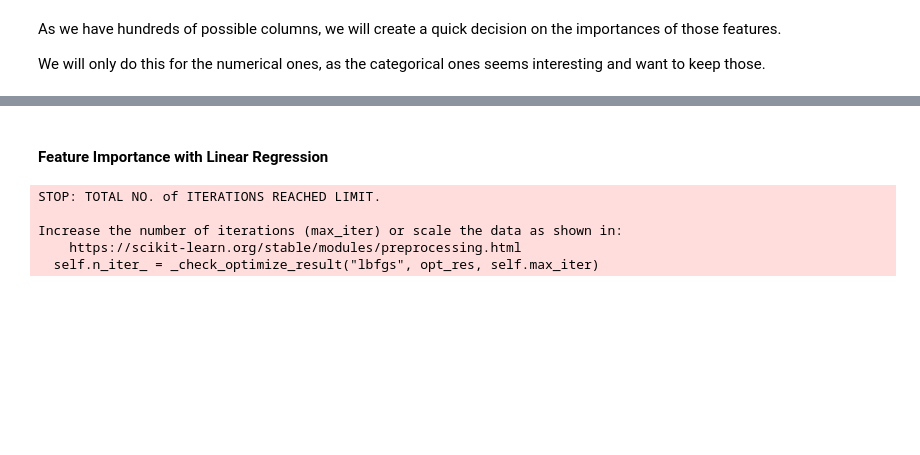
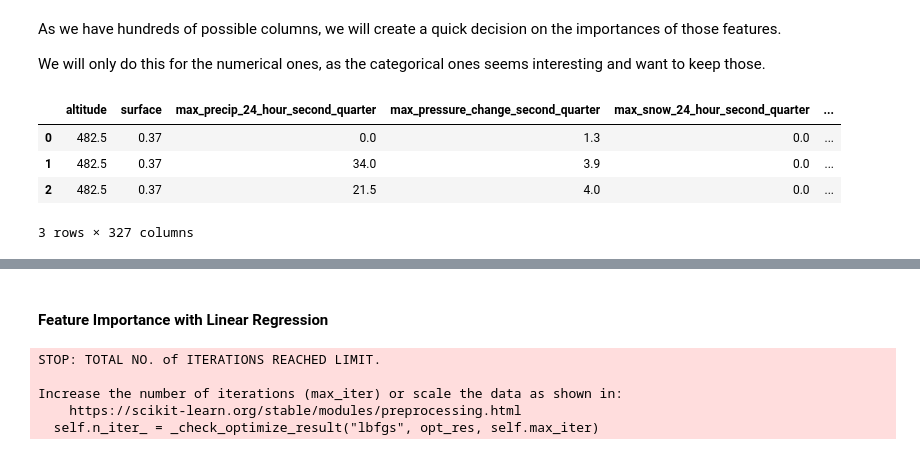
Before and after one commit to Savitar-Hub/sales-forecasting, a Jupyter notebook: wine-production/1. Exploratory Data Analysis.ipynb, the cells around one changed output, grey strips where cells are left out. Drawn from its saved outputs; the diff is of its cells as text; code cells hidden in the pictures; blank space fills up the shorter version.

```diff
--- a/wine-production/1. Exploratory Data Analysis.ipynb
+++ b/wine-production/1. Exploratory Data Analysis.ipynb
@@ -882,0 +972,2 @@ WindSpeedLocalOvernightMin
+# %%
+X_train_processed_nan = pd.DataFrame(X_train_processed_nan).head(3)
@@ -892 +1009,9 @@ from sklearn.metrics import r2_score, mean_absolute_error
+# %%
+X_train_processed_nan
+# %% [output]
+|  | altitude | surface | max_precip_24_hour_second_quarter | max_pressure_change_second_quarter | max_snow_24_hour_second_quarter | ... |
+| 0 | 482.5 | 0.37 | 0.0 | 1.3 | 0.0 | ... |
+| 1 | 482.5 | 0.37 | 34.0 | 3.9 | 0.0 | ... |
+| 2 | 482.5 | 0.37 | 21.5 | 4.0 | 0.0 | ... |
+3 rows × 327 columns
 # %%
```
Also changed, not shown: parts of 19 cells of this notebook.
